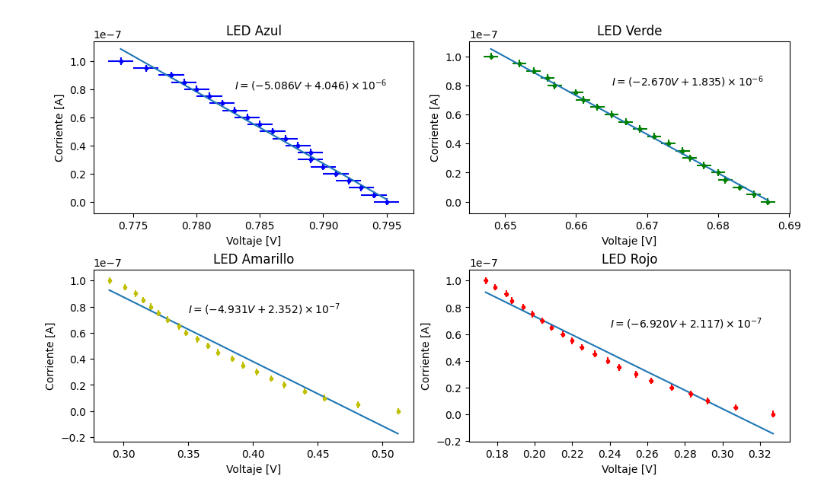
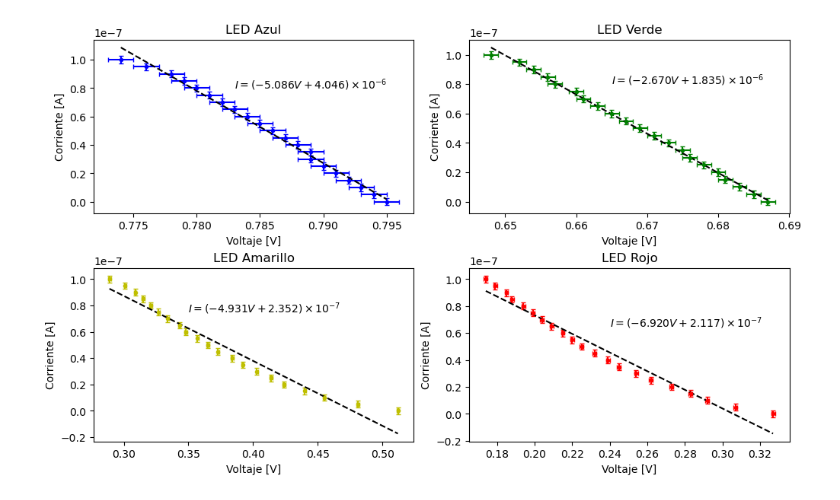
Before and after one commit to jcrojasv1/Physics_Labs, a Jupyter notebook: Efecto fotoeléctrico/calculations/Moderna_efecto_fotoeléctrico.ipynb, the cells around one changed output. Saved outputs shown, nothing was run; the diff lists cells and outputs as text; code cells hidden in the pictures.

```diff
--- a/Efecto fotoeléctrico/calculations/Moderna_efecto_fotoeléctrico.ipynb
+++ b/Efecto fotoeléctrico/calculations/Moderna_efecto_fotoeléctrico.ipynb
@@ -56,8 +56,8 @@ wlen = wave_lenght*1e-9
 for i in range(4):
     X,Y,M[i],B[i] = GetRegression(V[i],I[i])
     plt.subplot(221+i)
-    plt.errorbar(V[i],I[i],color=colors[i],yerr=I_err,xerr=V_err,fmt=".")
-    plt.plot(X,Y)
+    plt.errorbar(V[i],I[i],color=colors[i],yerr=I_err,xerr=V_err,fmt=".",capsize=2)
+    plt.plot(X,Y,"k--")
     V_frenado = np.append(V_frenado,-B[i]/M[i])
     plt.xlabel("Voltaje [V]")
     plt.ylabel("Corriente [A]")
@@ -79,4 +79,4 @@ plt.show()
-[figure, old version]
+[figure, new version]
 # %%
 e = 1.60217663e-19
 c = 2.99792458e8
```
Also changed, not shown: parts of 3 cells of this notebook, 3 other files.
